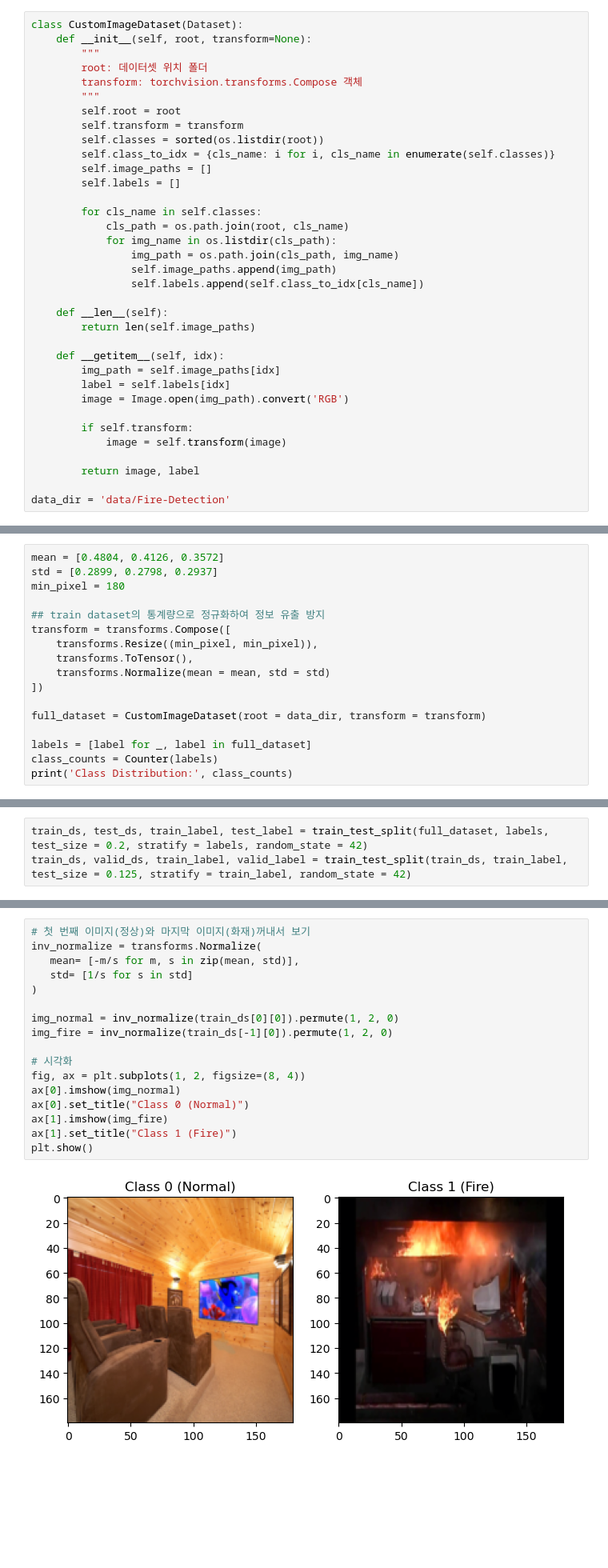
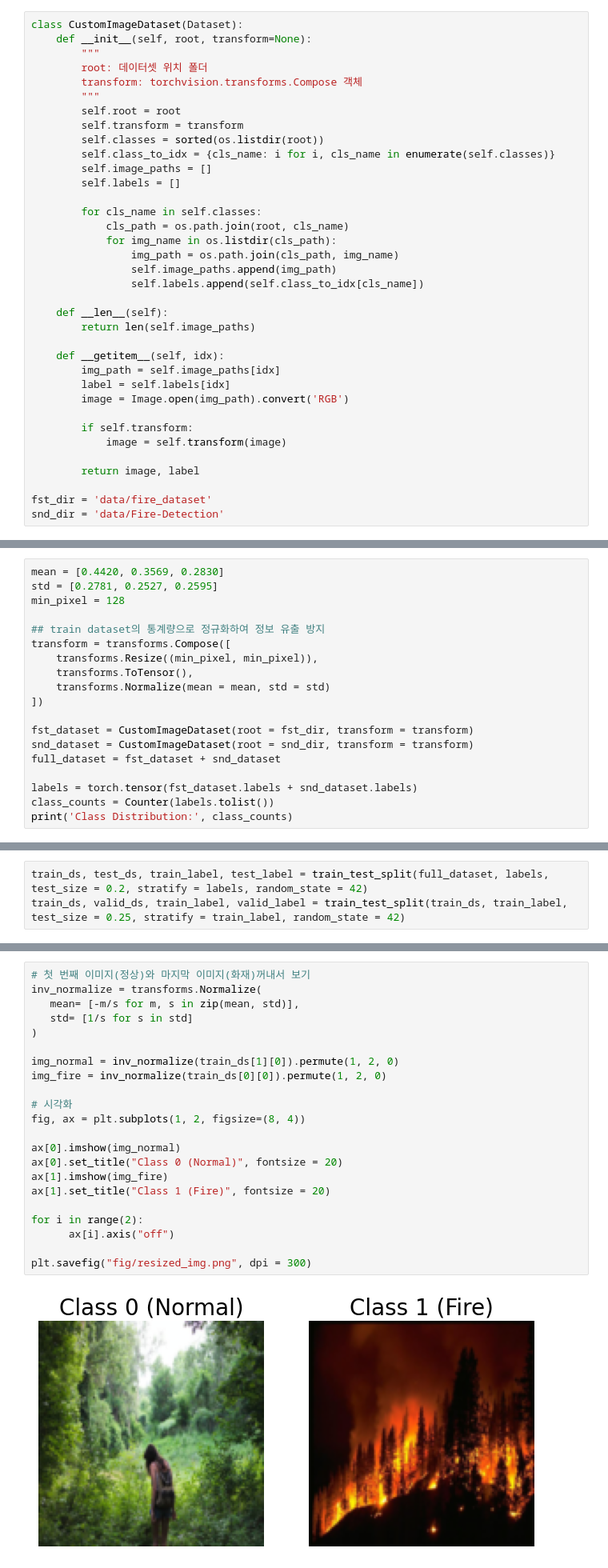
Before and after one commit to HollyRiver/AP2025, a Jupyter notebook: course/after-midterm/project/mc_dropout.ipynb, the cells around one changed output, grey strips where cells are left out. Shown at 80% size. Cells and saved outputs as stored; diff of their text form; blank space fills up the shorter version.

```diff
--- a/course/after-midterm/project/mc_dropout.ipynb
+++ b/course/after-midterm/project/mc_dropout.ipynb
@@ -104,7 +111,8 @@ class CustomImageDataset(Dataset):
 
         return image, label
 
-data_dir = 'data/Fire-Detection'
+fst_dir = 'data/fire_dataset'
+snd_dir = 'data/Fire-Detection'
 # %% [markdown]
 `-` Train/Test 데이터셋 분리 (8:2 stratified splitting)
 # %%
@@ -181,9 +221,9 @@ print(f"[R, G, B] channel std: {[round(s, 4) for s in std]}")
 # %% [markdown]
 `-` 데이터 전처리
 # %%
-mean = [0.4804, 0.4126, 0.3572]
-std = [0.2899, 0.2798, 0.2937]
-min_pixel = 180
+mean = [0.4420, 0.3569, 0.2830]
+std = [0.2781, 0.2527, 0.2595]
+min_pixel = 128
 
 ## train dataset의 통계량으로 정규화하여 정보 유출 방지
 transform = transforms.Compose([
@@ -192,9 +232,11 @@ transform = transforms.Compose([
     transforms.Normalize(mean = mean, std = std)
 ])
 
-full_dataset = CustomImageDataset(root = data_dir, transform = transform)
+fst_dataset = CustomImageDataset(root = fst_dir, transform = transform)
+snd_dataset = CustomImageDataset(root = snd_dir, transform = transform)
+full_dataset = fst_dataset + snd_dataset
 
-labels = [label for _, label in full_dataset]
-class_counts = Counter(labels)
+labels = torch.tensor(fst_dataset.labels + snd_dataset.labels)
+class_counts = Counter(labels.tolist())
 print('Class Distribution:', class_counts)
 # %% [output]
@@ -204,6 +246,6 @@ Class Distribution: Counter({0: 541, 1: 110})
 # %%
 train_ds, test_ds, train_label, test_label = train_test_split(full_dataset, labels, test_size = 0.2, stratify = labels, random_state = 42)
-train_ds, valid_ds, train_label, valid_label = train_test_split(train_ds, train_label, test_size = 0.125, stratify = train_label, random_state = 42)
+train_ds, valid_ds, train_label, valid_label = train_test_split(train_ds, train_label, test_size = 0.25, stratify = train_label, random_state = 42)
 # %%
 print(f"Full dataset size: {len(full_dataset)}")
 print(f"Train dataset size: {len(train_ds)}")
@@ -217,20 +259,25 @@ Test dataset size: 131
 # %%
 # 첫 번째 이미지(정상)와 마지막 이미지(화재)꺼내서 보기
 inv_normalize = transforms.Normalize(
    mean= [-m/s for m, s in zip(mean, std)],
    std= [1/s for s in std]
 )
 
-img_normal = inv_normalize(train_ds[0][0]).permute(1, 2, 0)
-img_fire = inv_normalize(train_ds[-1][0]).permute(1, 2, 0)
+img_normal = inv_normalize(train_ds[1][0]).permute(1, 2, 0)
+img_fire = inv_normalize(train_ds[0][0]).permute(1, 2, 0)
 
 # 시각화
 fig, ax = plt.subplots(1, 2, figsize=(8, 4))
+
 ax[0].imshow(img_normal)
-ax[0].set_title("Class 0 (Normal)")
+ax[0].set_title("Class 0 (Normal)", fontsize = 20)
 ax[1].imshow(img_fire)
-ax[1].set_title("Class 1 (Fire)")
-plt.show()
+ax[1].set_title("Class 1 (Fire)", fontsize = 20)
+
+for i in range(2):
+      ax[i].axis("off")
+
+plt.savefig("fig/resized_img.png", dpi = 300)
 # %% [output]
-[figure, old version]
+[figure, new version]
 # %% [markdown]
```
Also changed, not shown: parts of 31 cells of this notebook, 10 other files.
